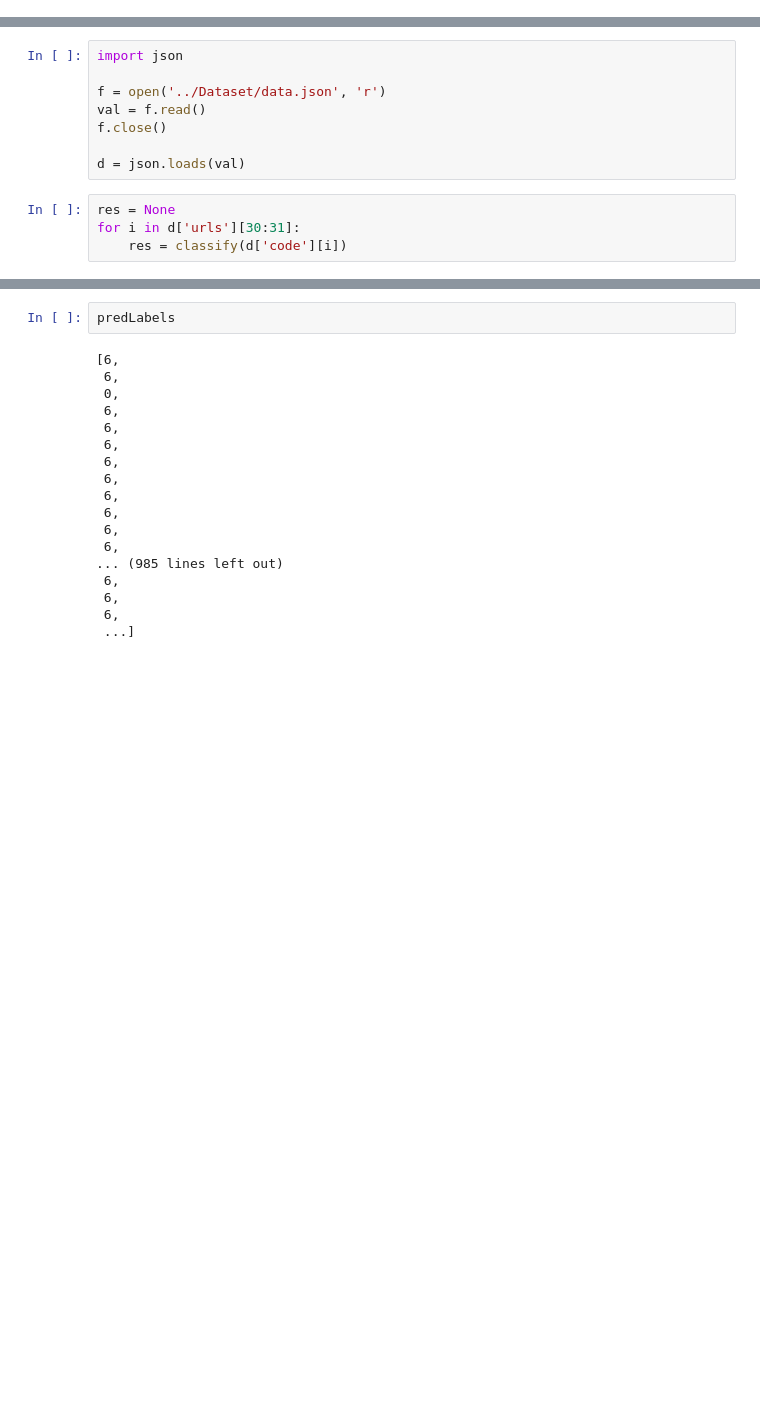
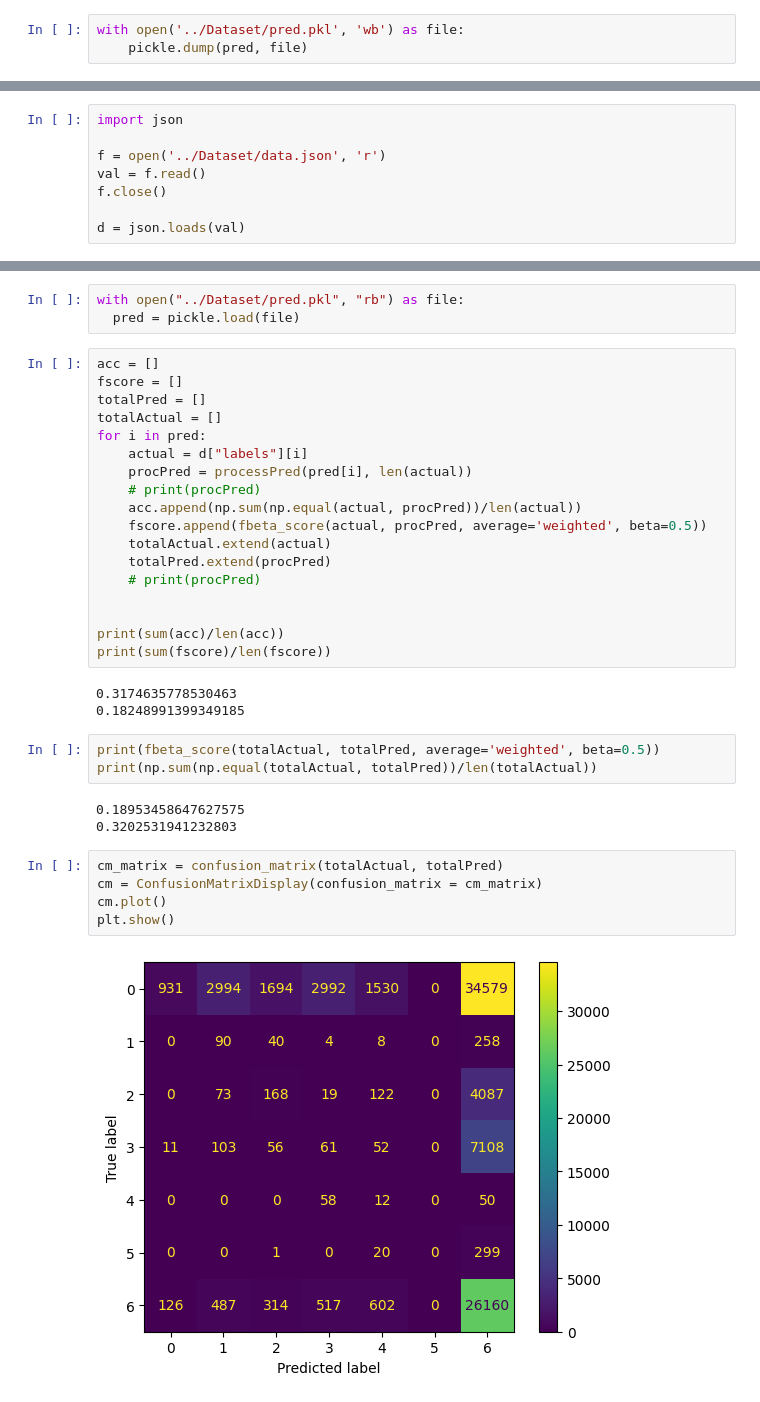
Before and after one commit to AB-Hero/AB-Extension, a Jupyter notebook: Section/chunker.ipynb, the cells around one changed output, grey strips where cells are left out. Cells and saved outputs as stored; diff of their text form; blank space fills up the shorter version.

```diff
--- a/Section/chunker.ipynb
+++ b/Section/chunker.ipynb
@@ -267,3 +327,6 @@ NameError: name 'domCode' is not defined
+# %%
+with open('../Dataset/pred.pkl', 'wb') as file:
+    pickle.dump(pred, file)
 # %% [markdown]
 # Tests
 # %%
@@ -274,7 +337,3 @@ val = f.read()
 f.close()
 
 d = json.loads(val)
-# %%
-res = None
-for i in d['urls'][30:31]:
-    res = classify(d['code'][i])
@@ -360,20 +340,37 @@ first
-# %%
-predLabels
-# %% [output]
-[6,
- 6,
- 0,
- 6,
- 6,
- 6,
- 6,
- 6,
- 6,
- 6,
- 6,
- 6,
-... (985 lines left out)
- 6,
- 6,
- 6,
- ...]
+# %%
+with open("../Dataset/pred.pkl", "rb") as file:
+  pred = pickle.load(file)
+# %%
+acc = []
+fscore = []
+totalPred = []
+totalActual = []
+for i in pred:
+    actual = d["labels"][i]
+    procPred = processPred(pred[i], len(actual))
+    # print(procPred)
+    acc.append(np.sum(np.equal(actual, procPred))/len(actual))
+    fscore.append(fbeta_score(actual, procPred, average='weighted', beta=0.5))
+    totalActual.extend(actual)
+    totalPred.extend(procPred)
+    # print(procPred)
+
+
+print(sum(acc)/len(acc))
+print(sum(fscore)/len(fscore))
+# %% [output]
+0.3174635778530463
+0.18248991399349185
+# %%
+print(fbeta_score(totalActual, totalPred, average='weighted', beta=0.5))
+print(np.sum(np.equal(totalActual, totalPred))/len(totalActual))
+# %% [output]
+0.18953458647627575
+0.3202531941232803
+# %%
+cm_matrix = confusion_matrix(totalActual, totalPred)
+cm = ConfusionMatrixDisplay(confusion_matrix = cm_matrix)
+cm.plot()
+plt.show()
+# %% [output]
+[figure, added]
```
Also changed, not shown: parts of 14 cells of this notebook, 3 other files.
